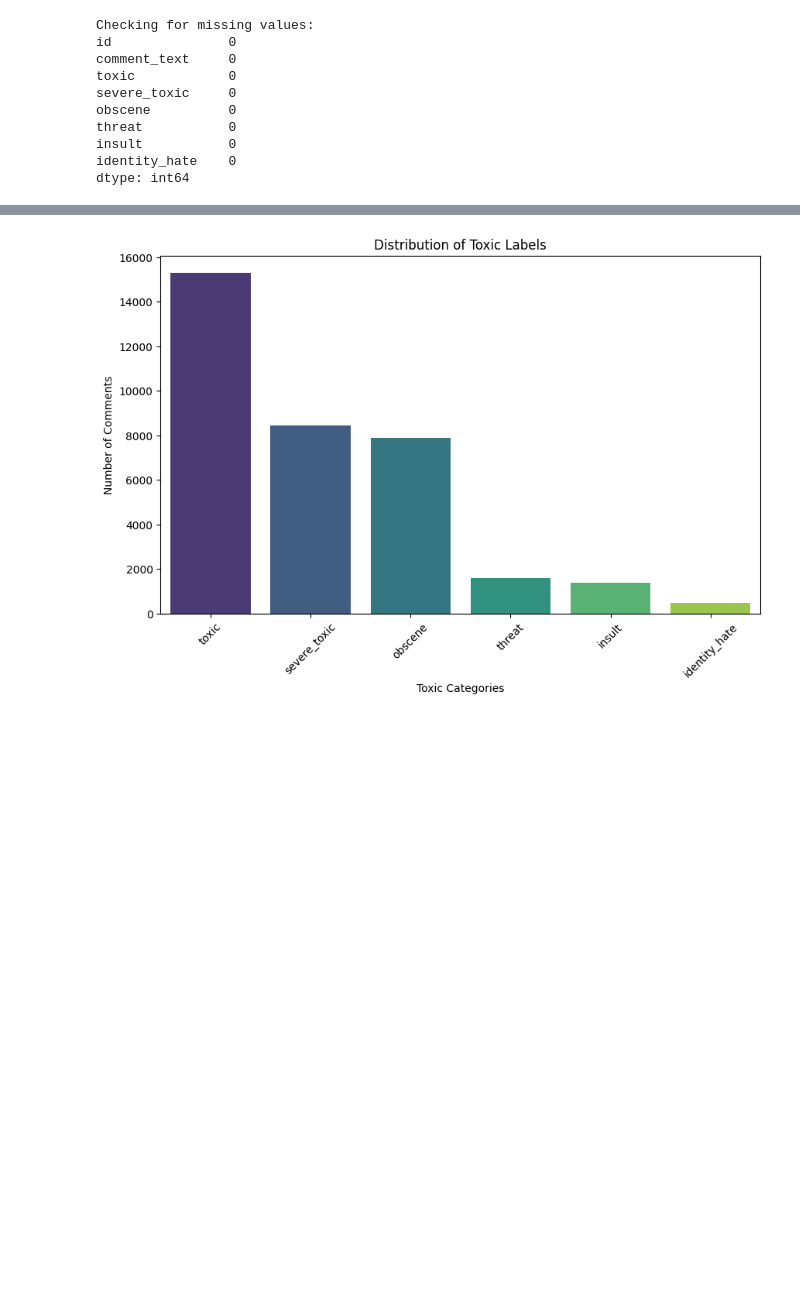
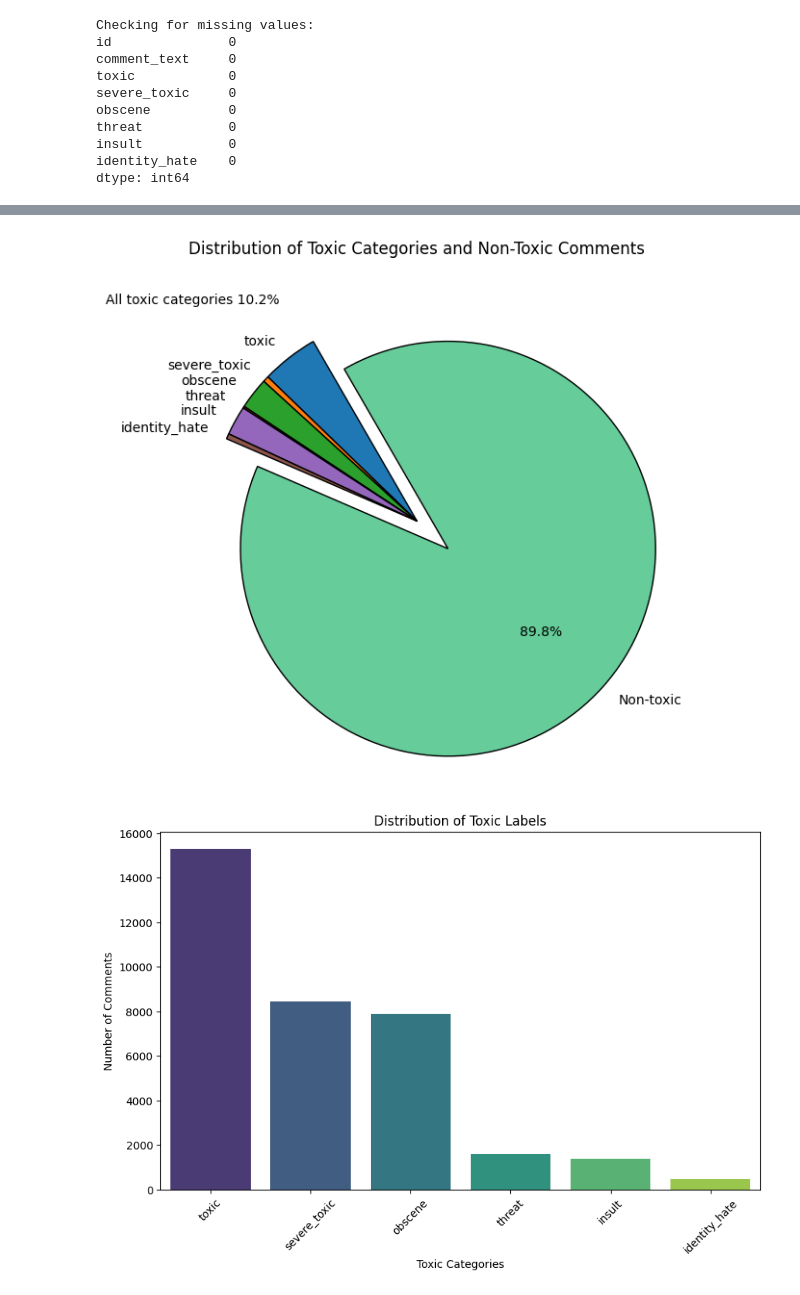
Before and after one commit to techn0man1ac/ToxicCommentClassification, a Jupyter notebook: Data_science/data_science.ipynb, the cells around one changed output, grey strips where cells are left out. Saved outputs shown, nothing was run; the diff lists cells and outputs as text; code cells hidden in the pictures; blank space fills up the shorter version.

```diff
--- a/Data_science/data_science.ipynb
+++ b/Data_science/data_science.ipynb
@@ -212,3 +242,45 @@ import seaborn as sns
+# %%
+class_counts = data[class_columns].sum()
+
+# Scaling the toxic classes
+scaled_class_counts = (class_counts / class_counts.sum()) * toxic_count
+
+labels = list(class_columns) + ['Non-toxic']
+sizes = list(scaled_class_counts) + [non_toxic_count]
+
+colors = plt.cm.tab10.colors[:len(class_columns)] + ('#66cc99',)
+explode = [0] * len(class_columns) + [0.2]
+
+# Function to display percentages only for non-toxic comments
+def autopct_func(pct):
+    return f'{pct:.1f}%' if pct > (non_toxic_count / sum(sizes) * 100) - 1 else ''
+
+# Visualization
+plt.figure(figsize=(10, 7))
+plt.pie(
+    sizes,
+    labels=labels,
+    autopct=autopct_func,
+    startangle=120,
+    colors=colors,
+    explode=explode,
+    wedgeprops={'edgecolor': 'black'}
+)
+
+# Add text to display "All toxic categories"
+toxic_percentage = (toxic_count / sum(sizes)) * 100
+plt.text(
+    -1.5, 1.1,
+    f"All toxic categories {toxic_percentage:.1f}%",
+    fontsize=10,
+    ha='left',
+    va='top'
+)
+
+plt.title('Distribution of Toxic Categories and Non-Toxic Comments')
+plt.show()
+# %% [output]
+[figure, added]
 # %%
 # Data distribution of label counts
 class_columns = ['toxic', 'severe_toxic', 'obscene', 'threat', 'insult', 'identity_hate']
```
Also changed, not shown: parts of 2 cells of this notebook.
